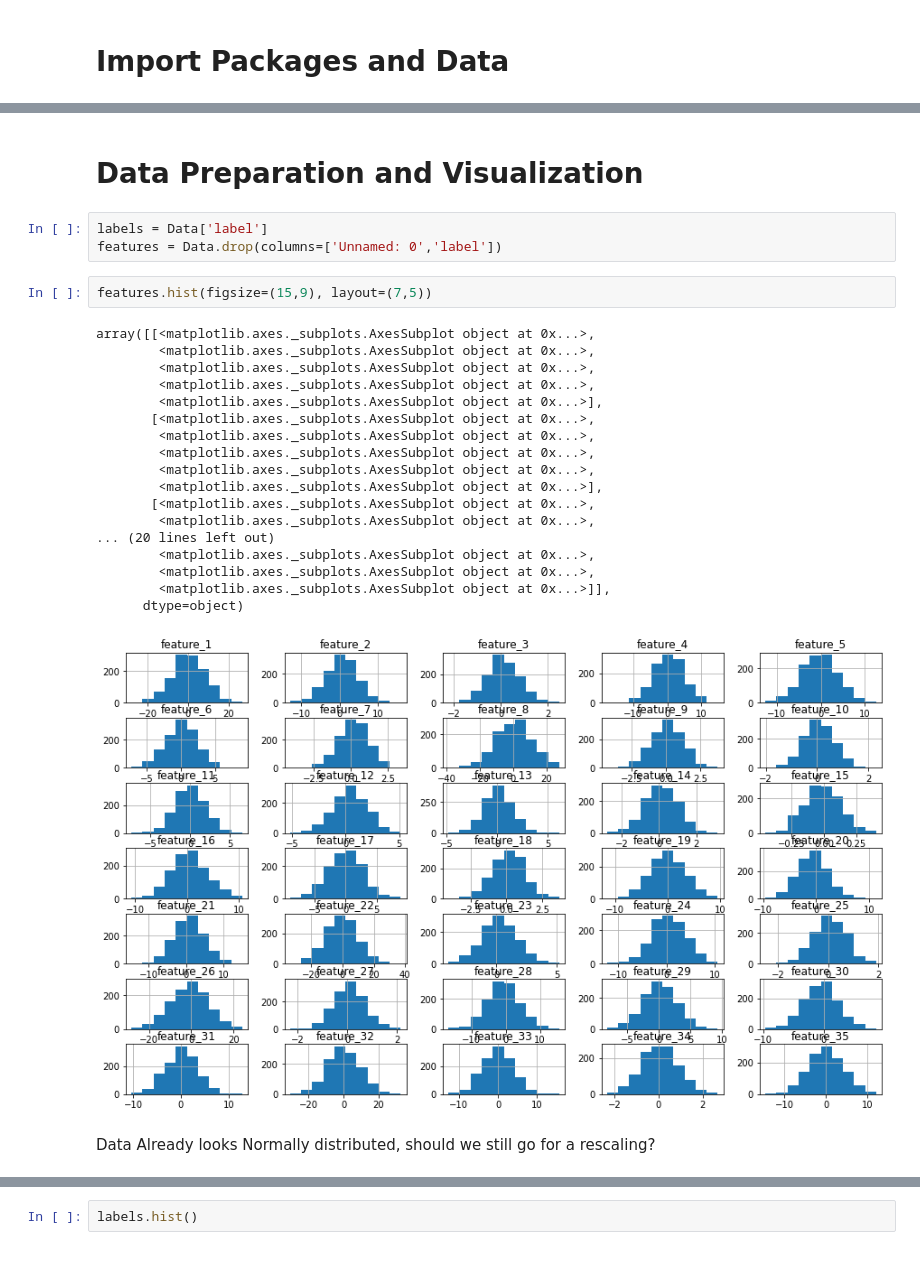
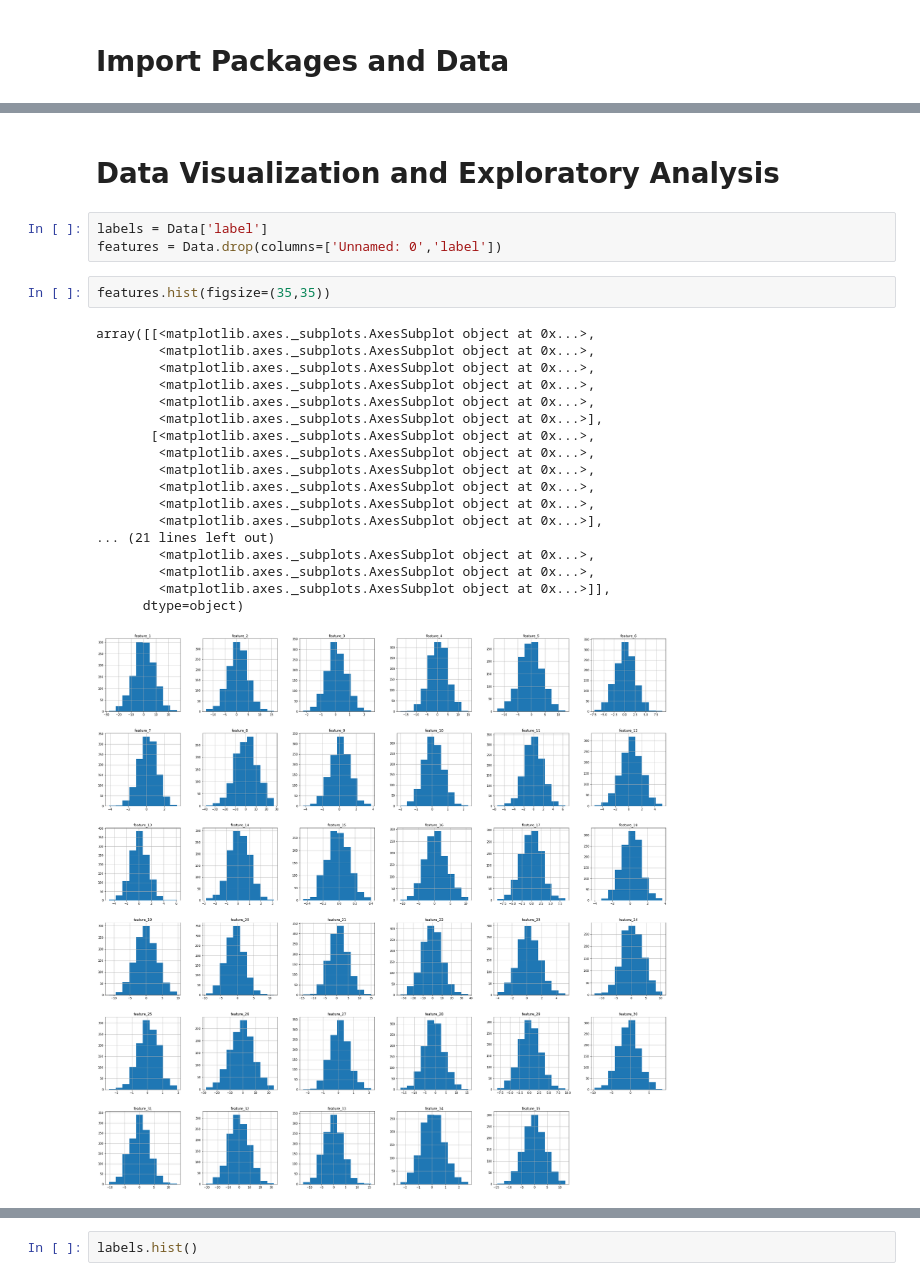
Before and after one commit to pietromarini00/30412-Classification-with-LogisticRegression, a Jupyter notebook: Workflow.ipynb, the cells around one changed output, grey strips where cells are left out. Drawn from its saved outputs; the diff is of its cells as text.

```diff
--- a/Workflow.ipynb
+++ b/Workflow.ipynb
@@ -78,30 +72,28 @@ from tensorflow.keras.layers import LSTM
 
 Data = pd.read_csv('mldata_0003094072.csv')
 # %% [markdown]
-# Data Preparation and Visualization
+# Data Visualization and Exploratory Analysis
 # %%
 labels = Data['label']
 features = Data.drop(columns=['Unnamed: 0','label'])
 # %%
-features.hist(figsize=(15,9), layout=(7,5))
+features.hist(figsize=(35,35))
 # %% [output]
 array([[<matplotlib.axes._subplots.AxesSubplot object at 0x...>,
+        <matplotlib.axes._subplots.AxesSubplot object at 0x...>,
         <matplotlib.axes._subplots.AxesSubplot object at 0x...>,
         <matplotlib.axes._subplots.AxesSubplot object at 0x...>,
         <matplotlib.axes._subplots.AxesSubplot object at 0x...>,
         <matplotlib.axes._subplots.AxesSubplot object at 0x...>],
        [<matplotlib.axes._subplots.AxesSubplot object at 0x...>,
         <matplotlib.axes._subplots.AxesSubplot object at 0x...>,
         <matplotlib.axes._subplots.AxesSubplot object at 0x...>,
         <matplotlib.axes._subplots.AxesSubplot object at 0x...>,
+        <matplotlib.axes._subplots.AxesSubplot object at 0x...>,
         <matplotlib.axes._subplots.AxesSubplot object at 0x...>],
-       [<matplotlib.axes._subplots.AxesSubplot object at 0x...>,
-        <matplotlib.axes._subplots.AxesSubplot object at 0x...>,
-... (20 lines left out)
+... (21 lines left out)
         <matplotlib.axes._subplots.AxesSubplot object at 0x...>,
         <matplotlib.axes._subplots.AxesSubplot object at 0x...>,
         <matplotlib.axes._subplots.AxesSubplot object at 0x...>]],
       dtype=object)
-[figure, old version]
+[figure, new version]
-# %% [markdown]
-Data Already looks Normally distributed, should we still go for a rescaling?
```
Also changed, not shown: parts of 38 cells of this notebook.
